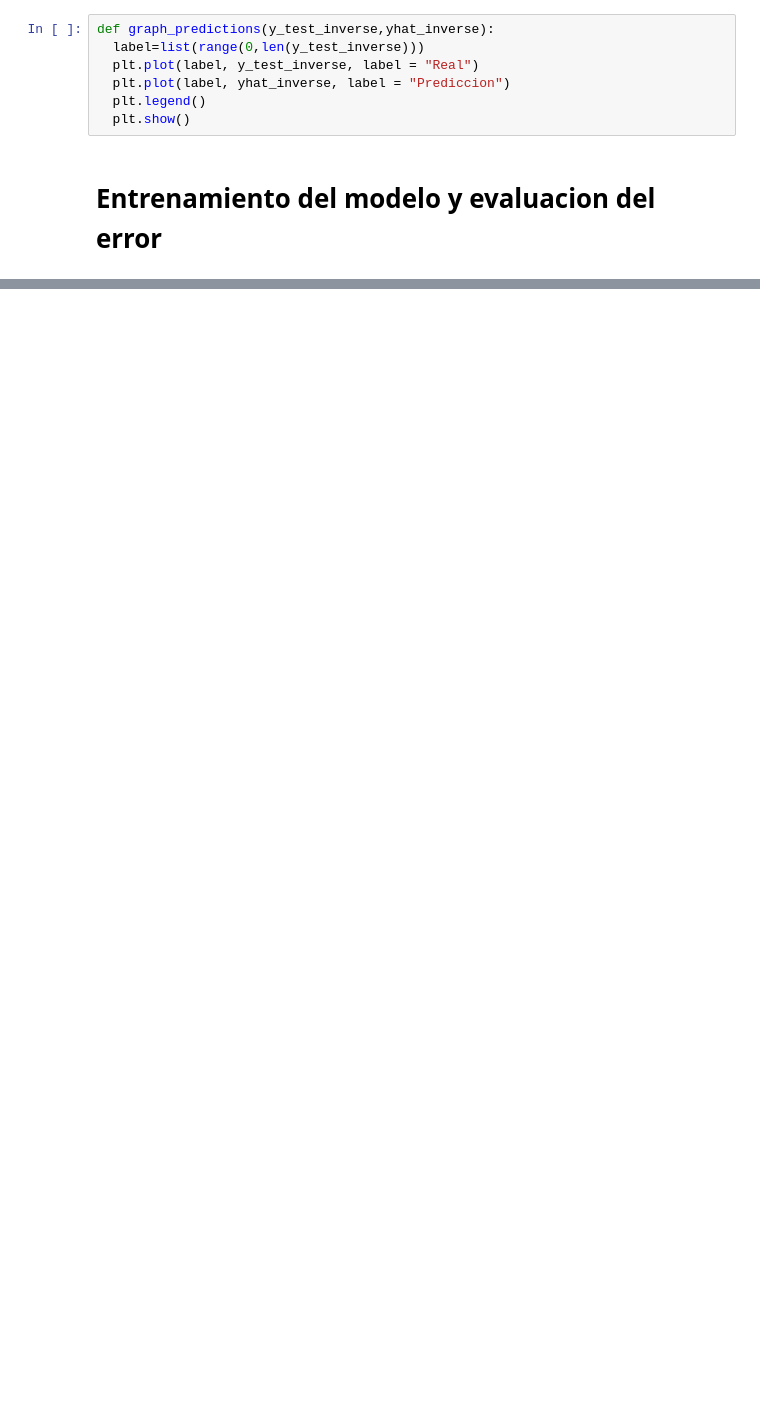
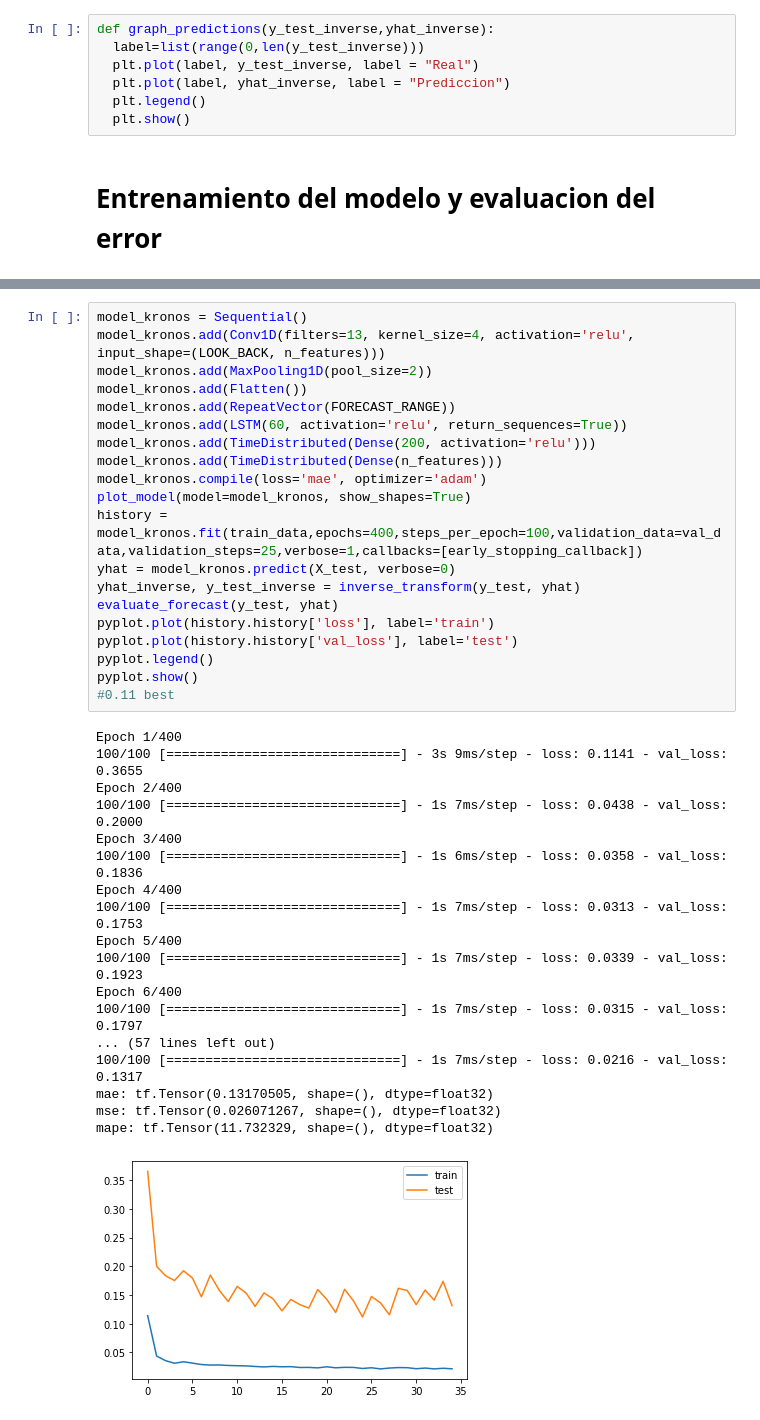
Before and after one commit to bchuchucaa/RNNConsumoDeAgua, a Jupyter notebook: LstmWaterConsumption1990_21.ipynb, the cells around one changed output, grey strips where cells are left out. Saved outputs shown, nothing was run; the diff lists cells and outputs as text; blank space fills up the shorter version.

```diff
--- a/LstmWaterConsumption1990_21.ipynb
+++ b/LstmWaterConsumption1990_21.ipynb
@@ -346,0 +316,39 @@ Name: Date, Length: 380, dtype: datetime64[ns]
+# %%
+model_kronos = Sequential()
+model_kronos.add(Conv1D(filters=13, kernel_size=4, activation='relu', input_shape=(LOOK_BACK, n_features)))
+model_kronos.add(MaxPooling1D(pool_size=2))
+model_kronos.add(Flatten())
+model_kronos.add(RepeatVector(FORECAST_RANGE))
+model_kronos.add(LSTM(60, activation='relu', return_sequences=True))
+model_kronos.add(TimeDistributed(Dense(200, activation='relu')))
+model_kronos.add(TimeDistributed(Dense(n_features)))
+model_kronos.compile(loss='mae', optimizer='adam')
+plot_model(model=model_kronos, show_shapes=True)
+history = model_kronos.fit(train_data,epochs=400,steps_per_epoch=100,validation_data=val_data,validation_steps=25,verbose=1,callbacks=[early_stopping_callback])
+yhat = model_kronos.predict(X_test, verbose=0)
+yhat_inverse, y_test_inverse = inverse_transform(y_test, yhat)
+evaluate_forecast(y_test, yhat)
+pyplot.plot(history.history['loss'], label='train')
+pyplot.plot(history.history['val_loss'], label='test')
+pyplot.legend()
+pyplot.show()
+#0.11 best
+# %% [output]
+Epoch 1/400
+100/100 [==============================] - 3s 9ms/step - loss: 0.1141 - val_loss: 0.3655
+Epoch 2/400
+100/100 [==============================] - 1s 7ms/step - loss: 0.0438 - val_loss: 0.2000
+Epoch 3/400
+100/100 [==============================] - 1s 6ms/step - loss: 0.0358 - val_loss: 0.1836
+Epoch 4/400
+100/100 [==============================] - 1s 7ms/step - loss: 0.0313 - val_loss: 0.1753
+Epoch 5/400
+100/100 [==============================] - 1s 7ms/step - loss: 0.0339 - val_loss: 0.1923
+Epoch 6/400
+100/100 [==============================] - 1s 7ms/step - loss: 0.0315 - val_loss: 0.1797
+... (57 lines left out)
+100/100 [==============================] - 1s 7ms/step - loss: 0.0216 - val_loss: 0.1317
+mae: tf.Tensor(0.13170505, shape=(), dtype=float32)
+mse: tf.Tensor(0.026071267, shape=(), dtype=float32)
+mape: tf.Tensor(11.732329, shape=(), dtype=float32)
+[figure, added]
```
Also changed, not shown: parts of 45 cells of this notebook.
